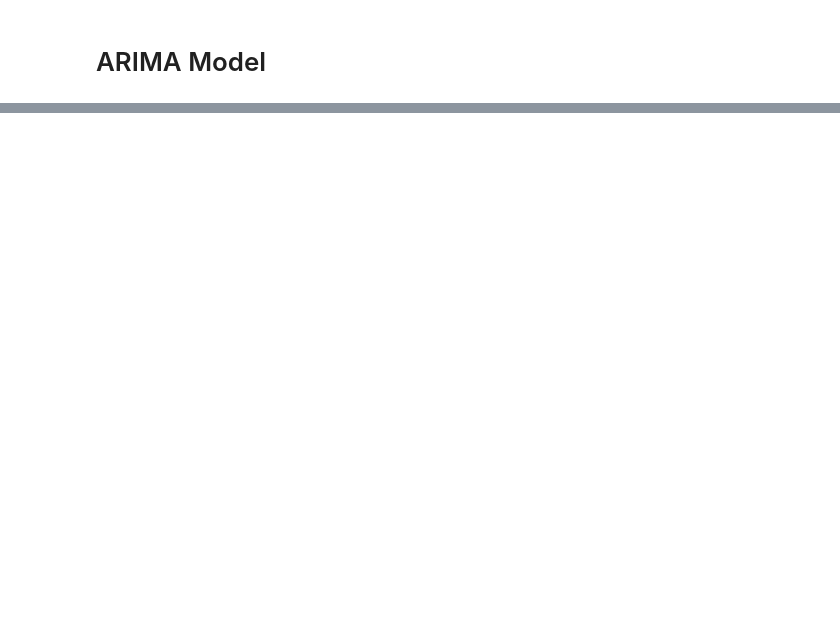
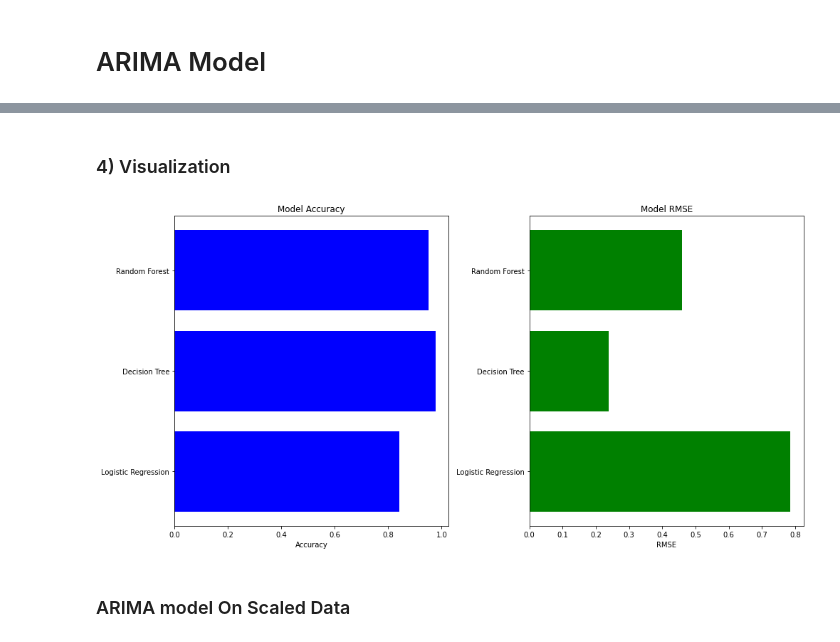
Before and after one commit to Himanshusamal60/Analysis_of_Air_Pollution_in_India, a Jupyter notebook: Analysis_of_pollution.ipynb, the cells around one changed output, grey strips where cells are left out. Drawn from its saved outputs; the diff is of its cells as text; code cells hidden in the pictures; blank space fills up the shorter version.

```diff
--- a/Analysis_of_pollution.ipynb
+++ b/Analysis_of_pollution.ipynb
@@ -1698,0 +1937,4 @@ forecast_df
+# %%
+# Assemble the features into a feature vector
+assembler = VectorAssembler(inputCols=numeric_columns, outputCol="features")
+df_vector = assembler.transform(new_df)
@@ -1698,0 +1943,7 @@ forecast_df
+# %%
+# Initialize the StandardScaler
+scaler = StandardScaler(inputCol="features", outputCol="scaledFeatures", withMean=True, withStd=True)
+
+# Fit the scaler to the data and transform the features
+scaler_model = scaler.fit(df_vector)
+df_scaled = scaler_model.transform(df_vector)
@@ -1698,0 +2002,10 @@ forecast_df
+# %%
+# StringIndexer for the categorical target column
+indexer = StringIndexer(inputCol='AQI_Category', outputCol='label')
+
+# VectorAssembler to combine feature columns into a single vector
+feature_cols = [col for col in df_scaled.columns if col not in ['AQI_Category', 'from_date', 'to_date', 'state']]
+assembler = VectorAssembler(inputCols=feature_cols, outputCol='features')
+
+# Split the data into training and testing sets
+train_df, test_df = df_scaled.randomSplit([0.8, 0.2], seed=42)
@@ -1698,0 +2099,28 @@ forecast_df
+# %% [markdown]
+### 4) Visualization
+# %%
+# Visualization
+import matplotlib.pyplot as plt
+
+# Collect the summary data to plot
+summary_pd = summary_df.toPandas()
+
+# Plot accuracy and RMSE
+plt.figure(figsize=(14, 7))
+
+plt.subplot(1, 2, 1)
+plt.barh(summary_pd['Model'], summary_pd['Accuracy'], color='blue')
+plt.xlabel('Accuracy')
+plt.title('Model Accuracy')
+
+plt.subplot(1, 2, 2)
+plt.barh(summary_pd['Model'], summary_pd['RMSE'], color='green')
+plt.xlabel('RMSE')
+plt.title('Model RMSE')
+
+plt.tight_layout()
+plt.show()
+# %% [output]
+[figure, added]
+# %% [markdown]
+### ARIMA model On Scaled Data
```
Also changed, not shown: parts of 39 cells of this notebook.
